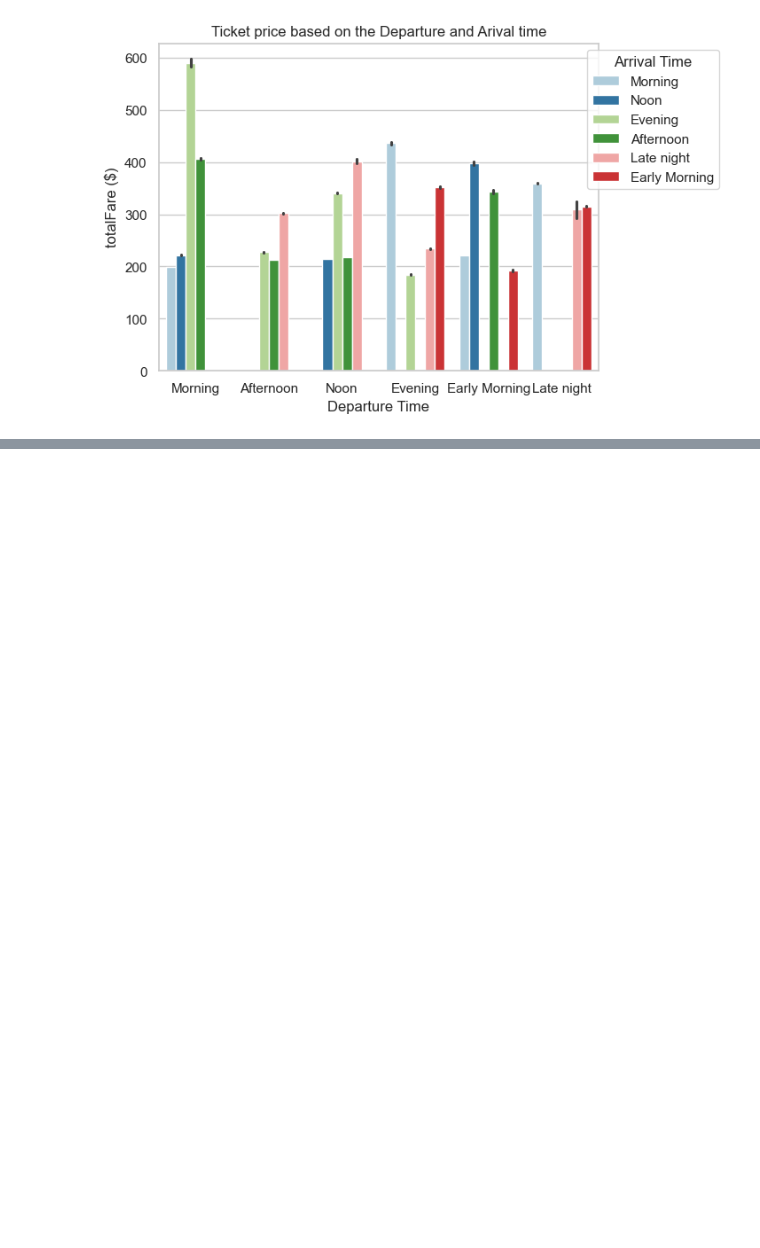
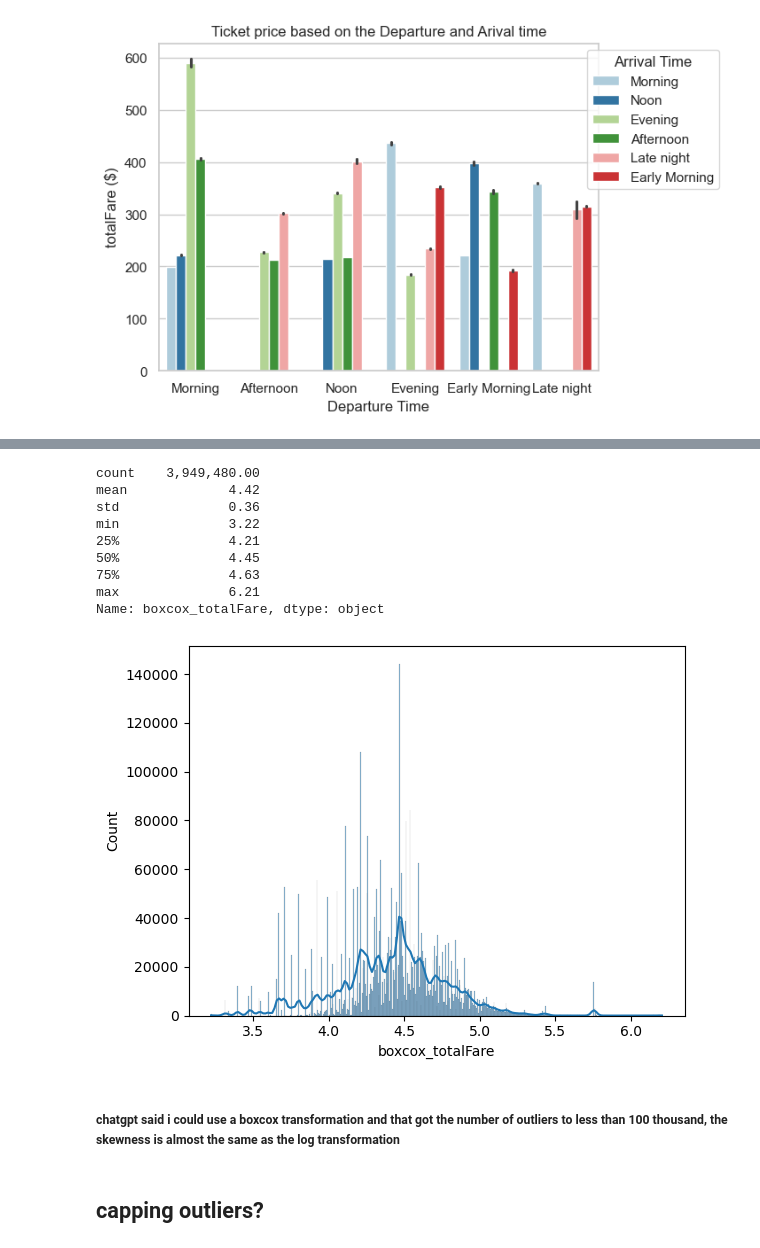
Before and after one commit to chriskuz/intro_to_python_project, a Jupyter notebook: src/IR-Plotting.ipynb, the cells around one changed output, grey strips where cells are left out. Saved outputs shown, nothing was run; the diff lists cells and outputs as text; code cells hidden in the pictures; blank space fills up the shorter version.

```diff
--- a/src/IR-Plotting.ipynb
+++ b/src/IR-Plotting.ipynb
@@ -82,0 +165,18 @@ sns.set_style('whitegrid')
+# %%
+sns.histplot(data['boxcox_totalFare'],kde=True)
+data['boxcox_totalFare'].describe().apply(lambda x: f'{x:,.2f}')
+# %% [output]
+count    3,949,480.00
+mean             4.42
+std              0.36
+min              3.22
+25%              4.21
+50%              4.45
+75%              4.63
+max              6.21
+Name: boxcox_totalFare, dtype: object
+[figure, added]
+# %% [markdown]
+##### chatgpt said i could use a boxcox transformation and that got the number of outliers to less than 100 thousand, the skewness is almost the same as the log transformation
+# %% [markdown]
+## capping outliers?
```
Also changed, not shown: parts of 22 cells of this notebook.
